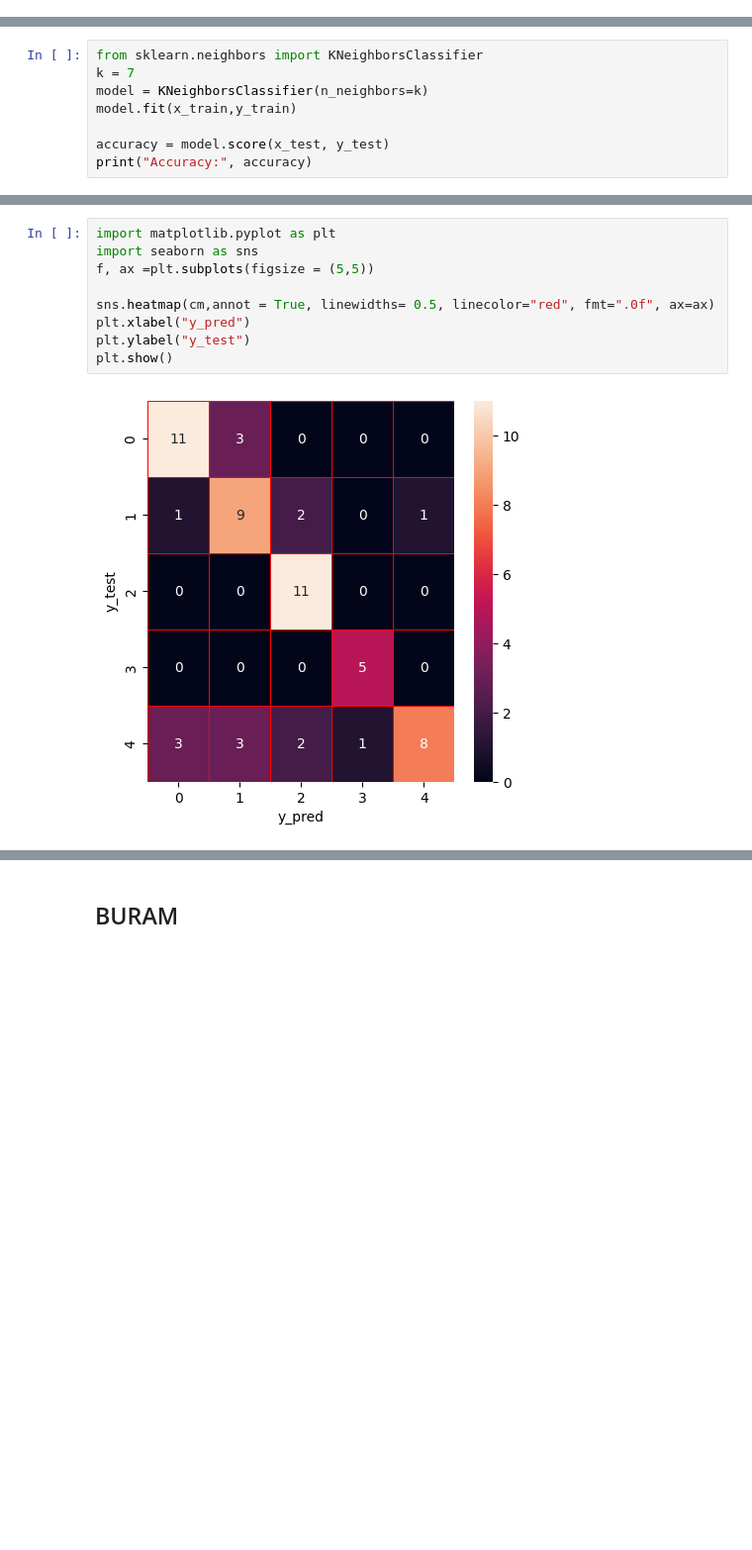
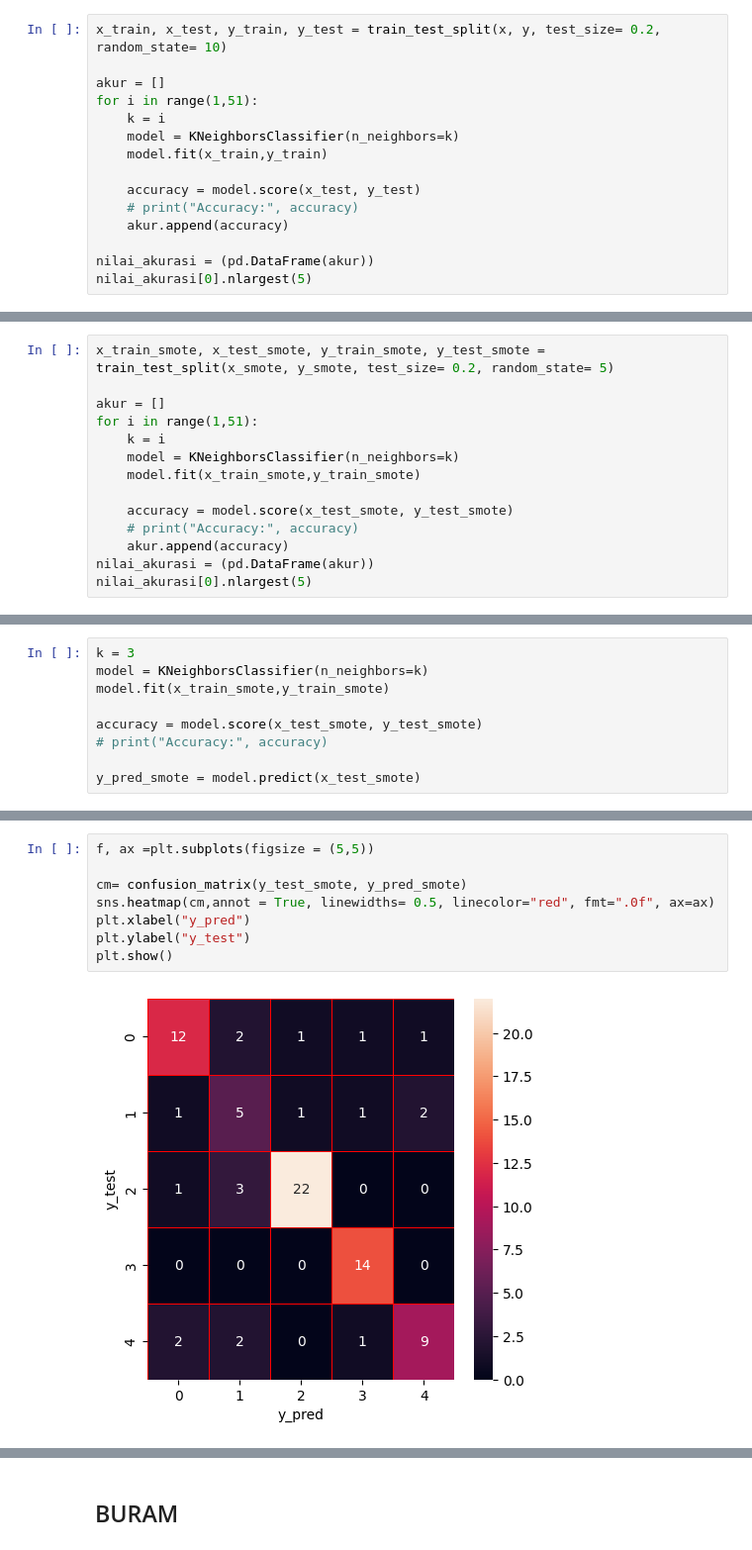
Before and after one commit to Alwafauzan/skripsi, a Jupyter notebook: DASS/KNN.ipynb, the cells around one changed output, grey strips where cells are left out. Shown: that part at 99% size. Drawn from its saved outputs; the diff is of its cells as text; blank space fills up the shorter version.

```diff
--- a/DASS/KNN.ipynb
+++ b/DASS/KNN.ipynb
@@ -18,0 +115,15 @@ x_train, x_test, y_train, y_test = train_test_split(x_minmax, y, test_size= 0.2,
+# %%
+x_train, x_test, y_train, y_test = train_test_split(x, y, test_size= 0.2, random_state= 10)
+
+akur = []
+for i in range(1,51):
+    k = i
+    model = KNeighborsClassifier(n_neighbors=k)
+    model.fit(x_train,y_train)
+
+    accuracy = model.score(x_test, y_test)
+    # print("Accuracy:", accuracy)
+    akur.append(accuracy)
+
+nilai_akurasi = (pd.DataFrame(akur))
+nilai_akurasi[0].nlargest(5)
@@ -18,0 +139,14 @@ x_train, x_test, y_train, y_test = train_test_split(x_minmax, y, test_size= 0.2,
+# %%
+x_train_smote, x_test_smote, y_train_smote, y_test_smote = train_test_split(x_smote, y_smote, test_size= 0.2, random_state= 5)
+
+akur = []
+for i in range(1,51):
+    k = i
+    model = KNeighborsClassifier(n_neighbors=k)
+    model.fit(x_train_smote,y_train_smote)
+
+    accuracy = model.score(x_test_smote, y_test_smote)
+    # print("Accuracy:", accuracy)
+    akur.append(accuracy)
+nilai_akurasi = (pd.DataFrame(akur))
+nilai_akurasi[0].nlargest(5)
@@ -19,8 +160,9 @@ x_train, x_test, y_train, y_test = train_test_split(x_minmax, y, test_size= 0.2,
 # %%
-from sklearn.neighbors import KNeighborsClassifier
-k = 7
+k = 3
 model = KNeighborsClassifier(n_neighbors=k)
-model.fit(x_train,y_train)
+model.fit(x_train_smote,y_train_smote)
 
-accuracy = model.score(x_test, y_test)
-print("Accuracy:", accuracy)
+accuracy = model.score(x_test_smote, y_test_smote)
+# print("Accuracy:", accuracy)
+
+y_pred_smote = model.predict(x_test_smote)
@@ -50,11 +184,10 @@ weighted avg       0.76      0.73      0.72        60
 # %%
-import matplotlib.pyplot as plt
-import seaborn as sns
 f, ax =plt.subplots(figsize = (5,5))
 
+cm= confusion_matrix(y_test_smote, y_pred_smote)
 sns.heatmap(cm,annot = True, linewidths= 0.5, linecolor="red", fmt=".0f", ax=ax)
 plt.xlabel("y_pred")
 plt.ylabel("y_test")
 plt.show()
 # %% [output]
-[figure, old version]
+[figure, new version]
```
Also changed, not shown: parts of 30 cells of this notebook, 5 other files.
